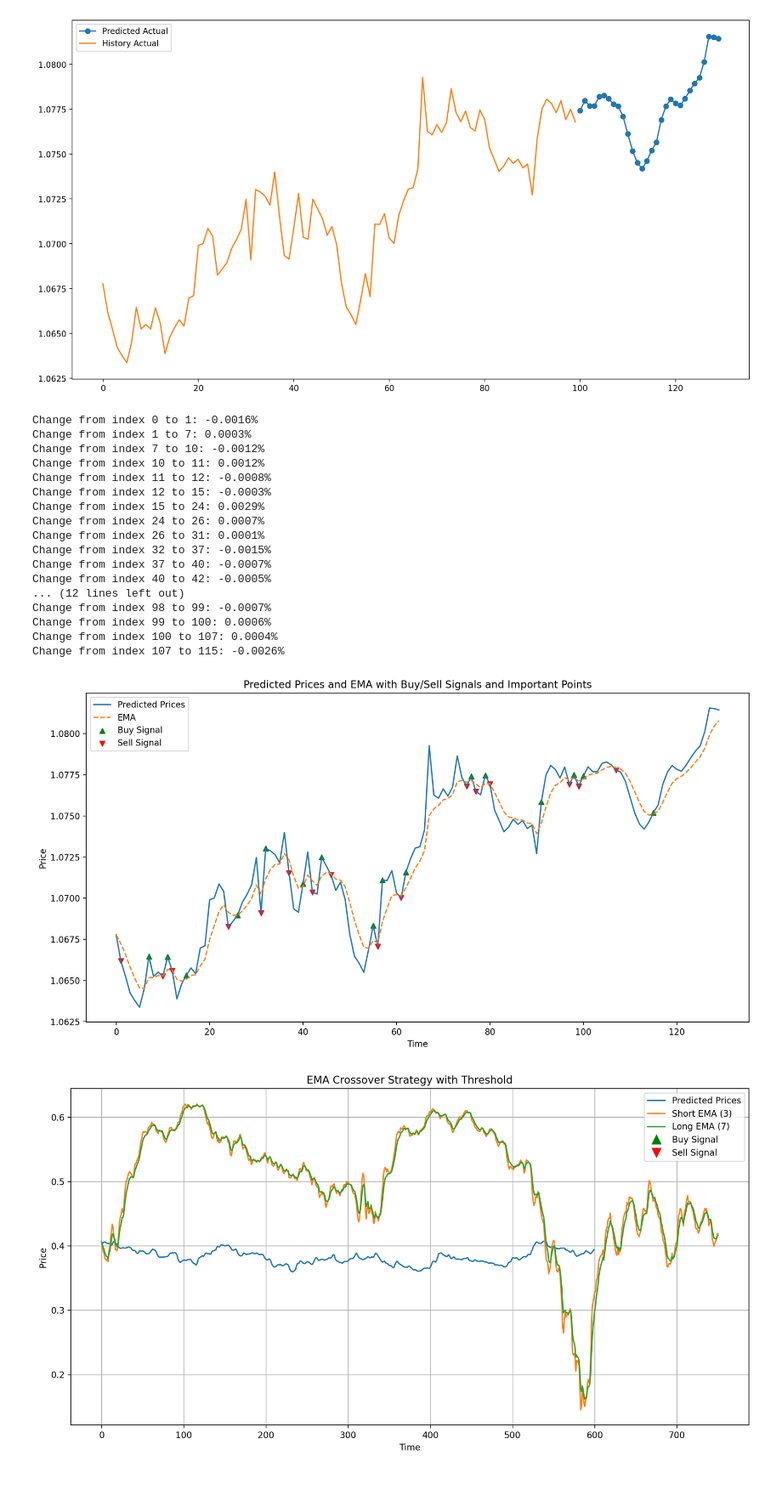
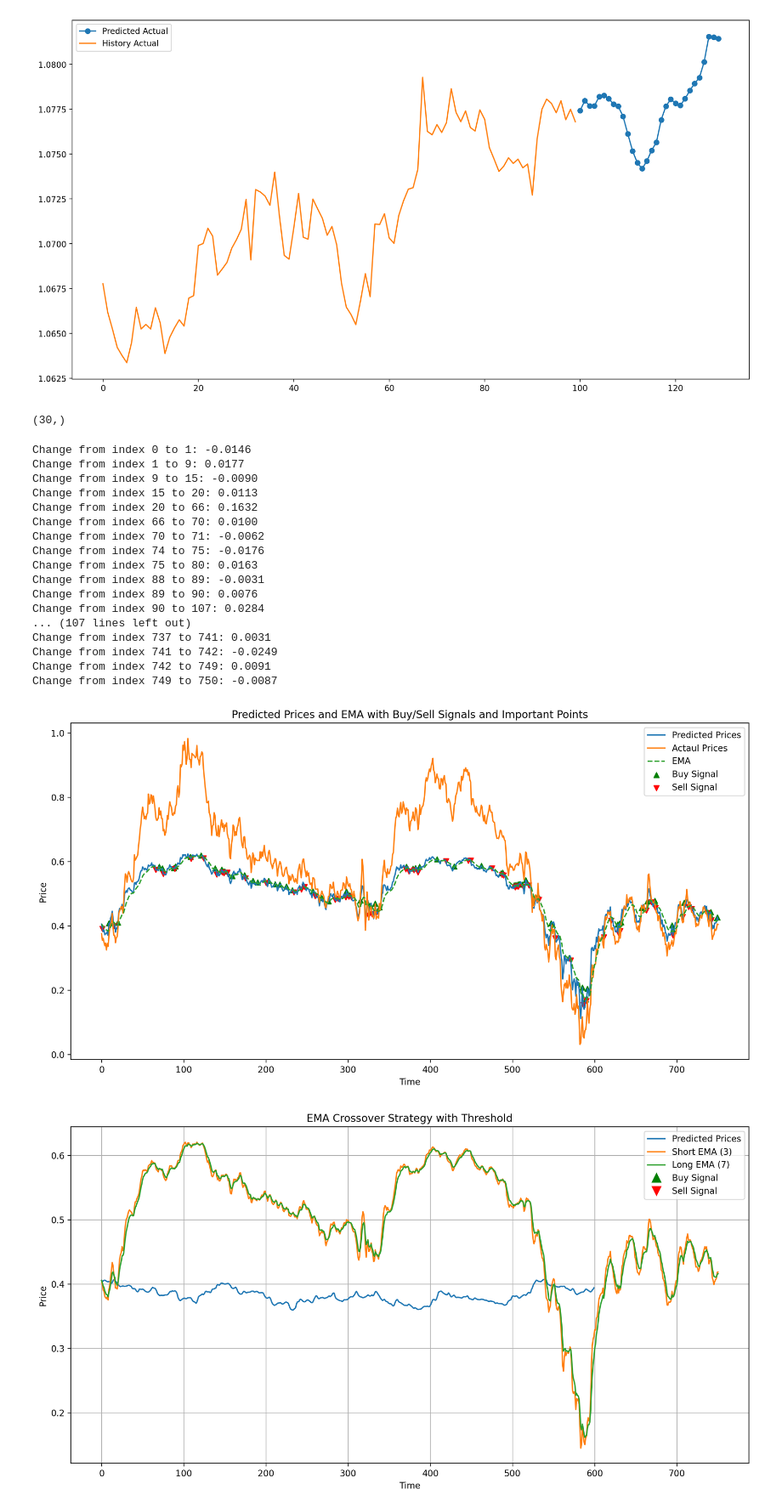
Before and after one commit to Iftekhar-mobin/Make_Money_with_Tensorflow_2.0, a Jupyter notebook: forexPredictor/Main_______Multivariate_Multi_Step_Single_output.ipynb, the cells around one changed output. Shown at 85% size. Drawn from its saved outputs; the diff is of its cells as text; code cells hidden in the pictures; blank space fills up the shorter version.

```diff
--- a/forexPredictor/Main_______Multivariate_Multi_Step_Single_output.ipynb
+++ b/forexPredictor/Main_______Multivariate_Multi_Step_Single_output.ipynb
@@ -306,6 +306,12 @@ plt.legend()
 [figure]
 # %%
 predicted_prices = predicted_30
+# %%
+predicted_prices = np.concatenate(collector_avg)
+# %%
+predicted_prices.shape
+# %% [output]
+(30,)
 # %%
 # Provided predicted price array
 # predicted_prices = np.array([1.07741435, 1.07797974, 1.07768342, 1.07768771, 1.07819248,
@@ -316,7 +322,7 @@ predicted_prices = predicted_30
 #                              1.07924897, 1.08013435, 1.0815506, 1.08151388, 1.08143381])
 
 # Define EMA parameters
-n = 5  # Number of periods
+n = 10  # Number of periods
 alpha = 2 / (n + 1)
 
 # Calculate EMA using np.convolve
@@ -348,57 +354,58 @@ for i in range(len(signals)):
         important_points.append((i, predicted_prices[i]))
 #         print(f"Index: {i}, Price: {predicted_prices[i]:.5f}")
 
-pip_change_max = 0.0030
+pip_change_min = 0.0030
 # Calculate and print percentage changes
 for j in range(1, len(important_points)):
     index_prev, price_prev = important_points[j - 1]
     index_curr, price_curr = important_points[j]
 #     percent_change = ((price_curr - price_prev) / price_prev) * 100
     pip_change = (price_curr - price_prev)
-    if pip_change_max > abs(pip_change):
-        print(f"Change from index {index_prev} to {index_curr}: {pip_change:.4f}%")
+    if pip_change_min < abs(pip_change):
+        print(f"Change from index {index_prev} to {index_curr}: {pip_change:.4f}")
 
-#     if pip_change_max > abs(pip_change):
-# #         signals[index_prev] = 0
+    else:
+        signals[index_prev] = 0
 #         signals[index_curr] = 0
 
 
 # Plot the results
 plt.figure(figsize=(14, 7))
 plt.plot(predicted_prices, label='Predicted Prices')
+plt.plot(test_y_collect_avg, label='Actaul Prices')
 plt.plot(ema, label='EMA', linestyle='--')
 plt.scatter(np.arange(len(predicted_prices)), np.where(signals == 1, predicted_prices, np.nan), marker='^', color='g', label='Buy Signal')
 plt.scatter(np.arange(len(predicted_prices)), np.where(signals == -1, predicted_prices, np.nan), marker='v', color='r', label='Sell Signal')
 
 # Annotate the important points
 # for index, price in important_points:
 #     plt.annotate(f'{price:.5f}', (index, price),
 #                  textcoords="offset points", xytext=(0,10), ha='center', color='blue')
 
 plt.legend()
 plt.title('Predicted Prices and EMA with Buy/Sell Signals and Important Points')
 plt.xlabel('Time')
 plt.ylabel('Price')
 plt.show()
 # %% [output]
-Change from index 0 to 1: -0.0016%
-Change from index 1 to 7: 0.0003%
-Change from index 7 to 10: -0.0012%
-Change from index 10 to 11: 0.0012%
-Change from index 11 to 12: -0.0008%
-Change from index 12 to 15: -0.0003%
-Change from index 15 to 24: 0.0029%
-Change from index 24 to 26: 0.0007%
-Change from index 26 to 31: 0.0001%
-Change from index 32 to 37: -0.0015%
-Change from index 37 to 40: -0.0007%
-Change from index 40 to 42: -0.0005%
-... (12 lines left out)
-Change from index 98 to 99: -0.0007%
-Change from index 99 to 100: 0.0006%
-Change from index 100 to 107: 0.0004%
-Change from index 107 to 115: -0.0026%
+Change from index 0 to 1: -0.0146
+Change from index 1 to 9: 0.0177
+Change from index 9 to 15: -0.0090
+Change from index 15 to 20: 0.0113
+Change from index 20 to 66: 0.1632
+Change from index 66 to 70: 0.0100
+Change from index 70 to 71: -0.0062
+Change from index 74 to 75: -0.0176
+Change from index 75 to 80: 0.0163
+Change from index 88 to 89: -0.0031
+Change from index 89 to 90: 0.0076
+Change from index 90 to 107: 0.0284
+... (107 lines left out)
+Change from index 737 to 741: 0.0031
+Change from index 741 to 742: -0.0249
+Change from index 742 to 749: 0.0091
+Change from index 749 to 750: -0.0087
-[figure, old version]
+[figure, new version]
 # %%
 total_signal = np.concatenate((last_100,predicted_30))
 # %%
```
Also changed, not shown: parts of 2 cells of this notebook.
